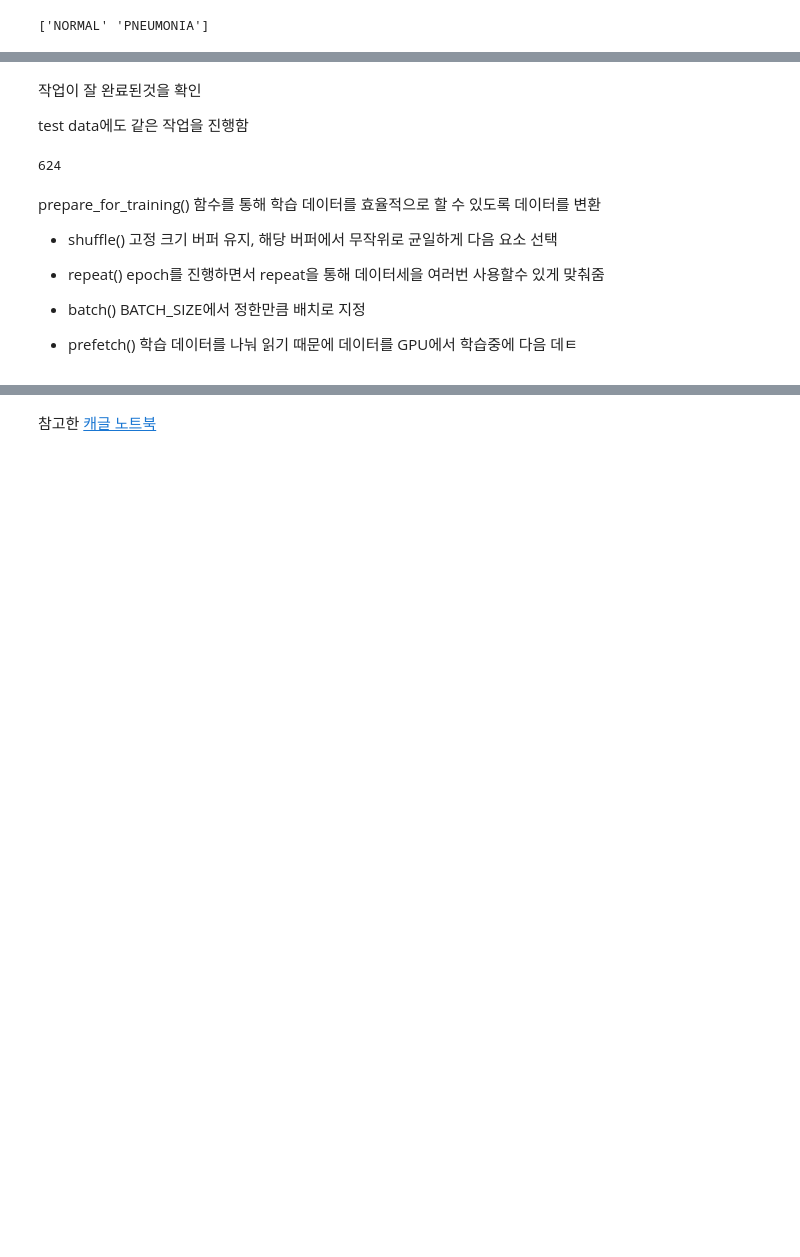
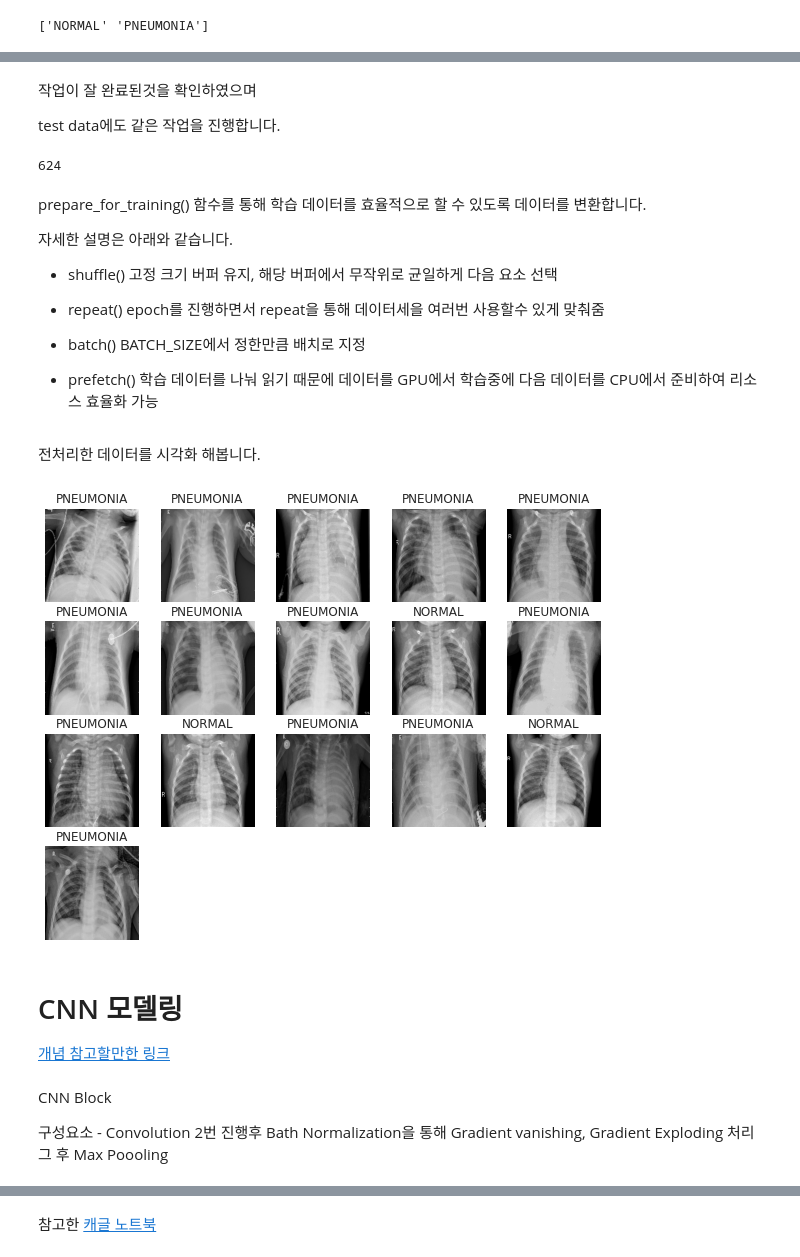
Before and after one commit to hayaseleu/SSAC_classifications, a Jupyter notebook: E-14 Chest X-Ray Images/E14 Chest X-Ray Images (Pneumonia)_report.ipynb, the cells around one changed output, grey strips where cells are left out. Saved outputs shown, nothing was run; the diff lists cells and outputs as text; code cells hidden in the pictures; blank space fills up the shorter version.

```diff
--- a/E-14 Chest X-Ray Images/E14 Chest X-Ray Images (Pneumonia)_report.ipynb
+++ b/E-14 Chest X-Ray Images/E14 Chest X-Ray Images (Pneumonia)_report.ipynb
@@ -168,7 +183,7 @@ Label: True
 # %% [markdown]
-작업이 잘 완료된것을 확인
+작업이 잘 완료된것을 확인하였으며
 
-test data에도 같은 작업을 진행함
+test data에도 같은 작업을 진행합니다.
 # %%
 test_list_ds =  tf.data.Dataset.list_files(str(ROOT_PATH + '/chest_xray/test/*/*'))
 TEST_IMAGE_COUNT = tf.data.experimental.cardinality(test_list_ds).numpy()
@@ -179,7 +194,9 @@ print(TEST_IMAGE_COUNT)
 # %% [output]
 624
 # %% [markdown]
-prepare_for_training() 함수를 통해 학습 데이터를 효율적으로 할 수 있도록 데이터를 변환
+prepare_for_training() 함수를 통해 학습 데이터를 효율적으로 할 수 있도록 데이터를 변환합니다.
+
+자세한 설명은 아래와 같습니다.
 
 * shuffle() 고정 크기 버퍼 유지, 해당 버퍼에서 무작위로 균일하게 다음 요소 선택
 
@@ -187,4 +204,46 @@ prepare_for_training() 함수를 통해 학습 데이터를 효율적으로 할
 
 * batch() BATCH_SIZE에서 정한만큼 배치로 지정
 
-* prefetch() 학습 데이터를 나눠 읽기 때문에 데이터를 GPU에서 학습중에 다음 데ㅌ
+* prefetch() 학습 데이터를 나눠 읽기 때문에 데이터를 GPU에서 학습중에 다음 데이터를 CPU에서 준비하여 리소스 효율화 가능
+# %%
+def prepare_for_training(ds, shuffle_buffer_size = 1000):
+
+    ds = ds.shuffle(buffer_size = shuffle_buffer_size)
+
+    ds = ds.repeat()
+
+    ds = ds.batch(BATCH_SIZE)
+
+    ds = ds.prefetch(buffer_size = AUTOTUNE)
+
+    return ds
+
+train_ds = prepare_for_training(train_ds)
+val_ds = prepare_for_training(val_ds)
+# %% [markdown]
+전처리한 데이터를 시각화 해봅니다.
+# %%
+image_batch, label_batch = next(iter(train_ds))
+
+def show_batch(image_batch, label_batch):
+    plt.figure(figsize = (10,10))
+    for n in range(16):
+        ax = plt.subplot(5,5, n + 1)
+        plt.imshow(image_batch[n])
+        if label_batch[n]:
+            plt.title("PNEUMONIA")
+        else:
+            plt.title("NORMAL")
+        plt.axis("off")
+
+show_batch(image_batch.numpy(), label_batch.numpy())
+# %% [output]
+[figure, added]
+# %% [markdown]
+# CNN 모델링
+
+[개념 참고할만한 링크](http://taewan.kim/post/cnn/)
+# %% [markdown]
+CNN Block
+
+구성요소 - Convolution 2번 진행후 Bath Normalization을 통해 Gradient vanishing, Gradient Exploding 처리 그 후 Max Poooling
```
Also changed, not shown: parts of 61 cells of this notebook.
